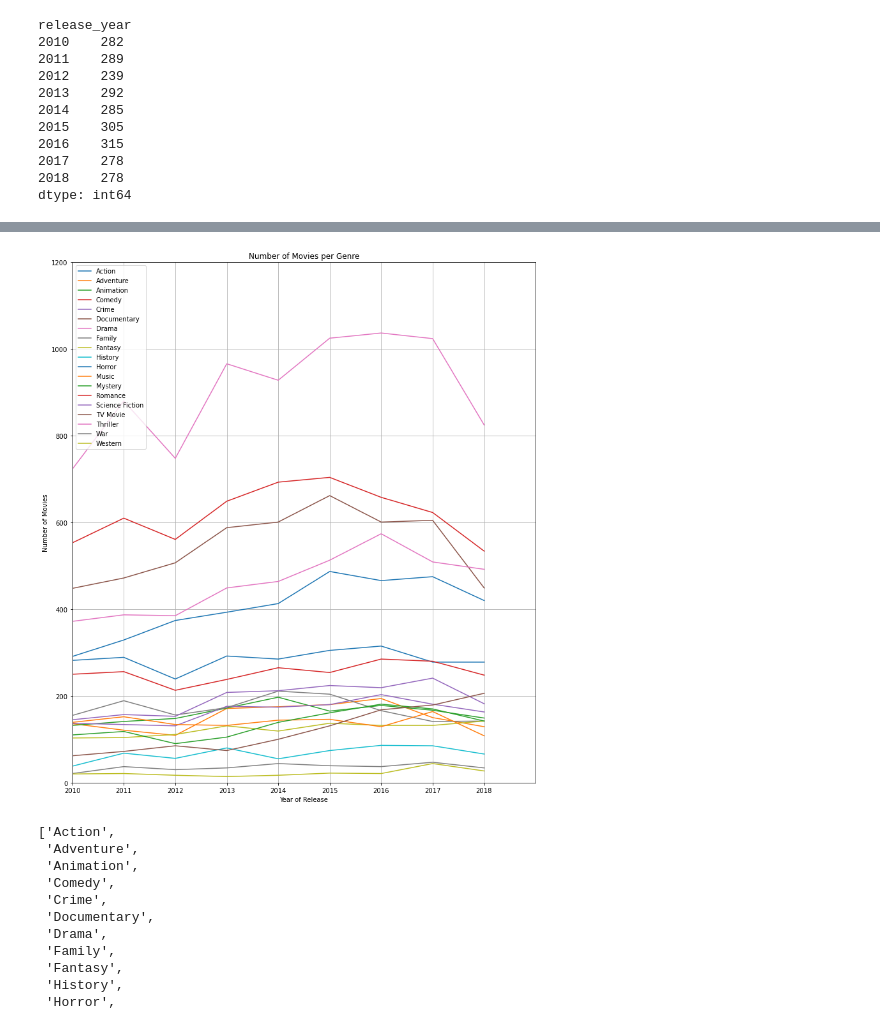
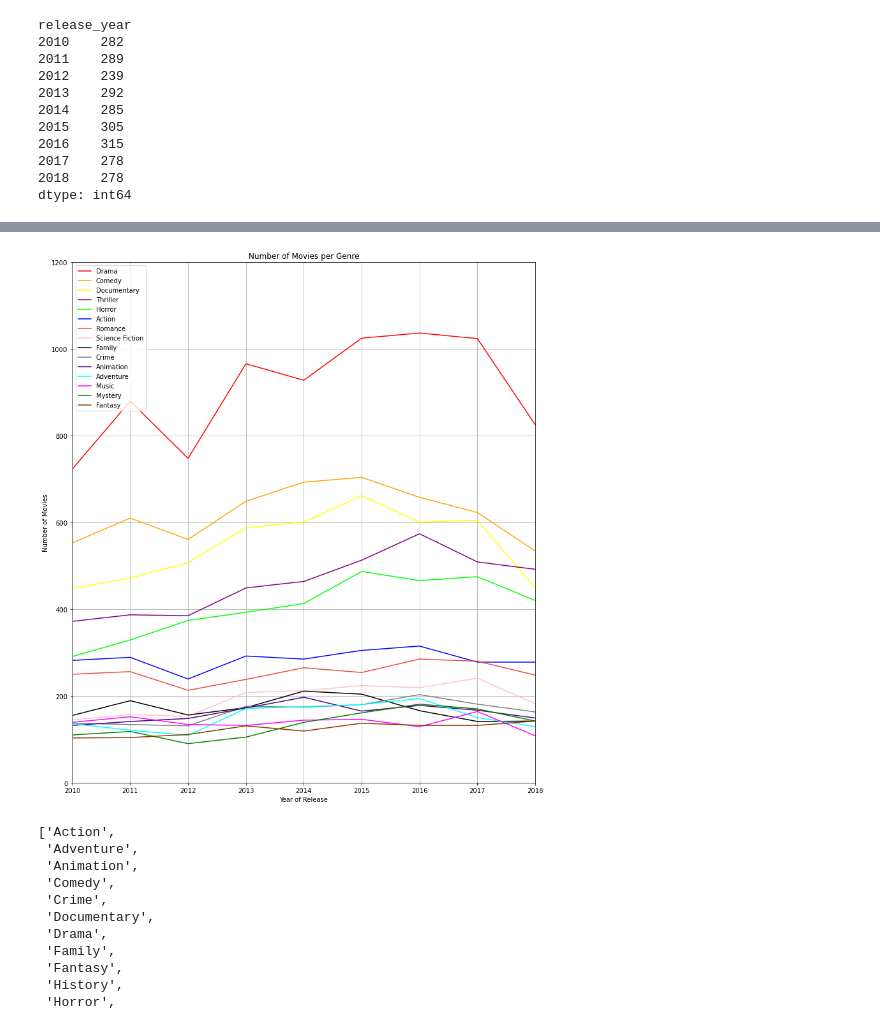
Before and after one commit to JalilSarwari/Trystan_Jalil_phase1_project, a Jupyter notebook: Jalil_work/second_attempt.ipynb, the cells around one changed output, grey strips where cells are left out. Drawn from its saved outputs; the diff is of its cells as text; code cells hidden in the pictures.

```diff
--- a/Jalil_work/second_attempt.ipynb
+++ b/Jalil_work/second_attempt.ipynb
@@ -282,3 +266,12 @@ release_year
 2017    278
 2018    278
 dtype: int64
+# %%
+genre_names_ordered = {}
+for p in genre_names:
+    genre_names_ordered[p] = x[p].mean()
+
+genre_names_ordered = sorted(genre_names_ordered.items(), key=lambda item: item[1],reverse=True)
+genre_names_ordered
+genre_names_sorted = [genre_names_ordered[i][0] for i in range(len(genre_names_ordered))]
+genre_names_sorted
@@ -285,29 +314,29 @@ dtype: int64
 # %%
 from matplotlib.offsetbox import TextArea, DrawingArea, OffsetImage, AnnotationBbox
 
 import matplotlib.pyplot as plt
 import matplotlib.image as mpimg
 
 fig, ax = plt.subplots(figsize= (13,15))
 
-ax.set_xlim(0, 9)
+ax.set_xlim(0, 8)
 ax.set_ylim(0, 1200)
 ax.set_title('Number of Movies per Genre')
 ax.set_xlabel('Year of Release')
 ax.set_ylabel('Number of Movies')
 
 imagebox = OffsetImage(arr_lena, zoom=0.4)
 
-for p in genre_names:
-    ax.plot(x[p][-11:-2],label = p)
+for p in range(len((genre_names_sorted))-4):
+    ax.plot(x[genre_names_sorted[p]][-11:-2],label = genre_names_sorted[p],color=colors[p])
 
 plt.grid()
 plt.draw()
 plt.legend(loc="upper left")
-plt.savefig('add_picture_matplotlib_figure.png',bbox_inches='tight')
+plt.savefig('total_num_movies_per_genre.png',bbox_inches='tight')
 plt.show()
 # %% [output]
-[figure, old version]
+[figure, new version]
 # %%
 genre_names = list(genre_id.values())
 genre_names
```
Also changed, not shown: parts of 17 cells of this notebook, 3 other files.
